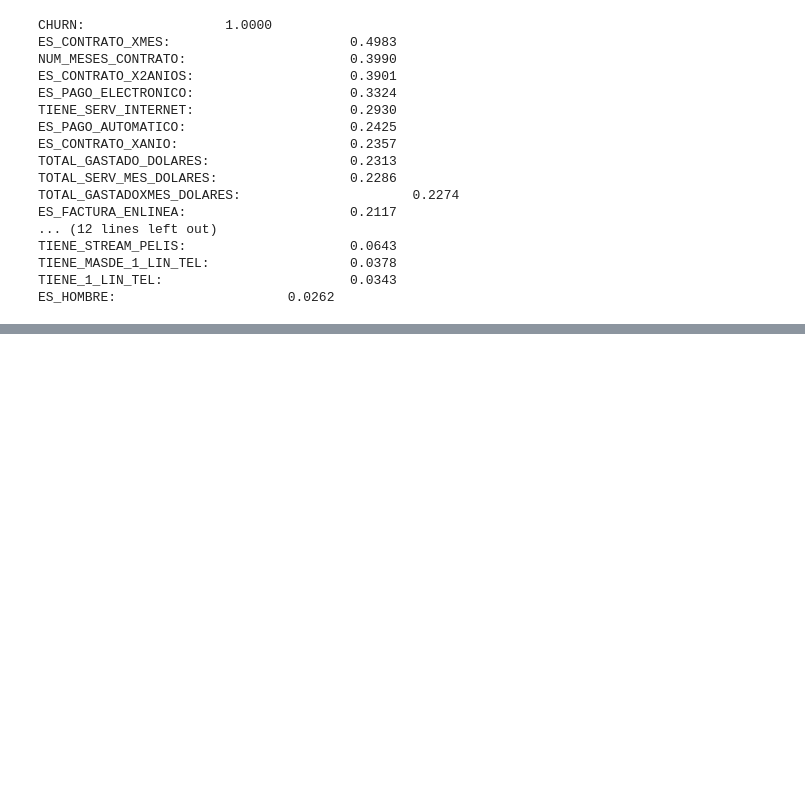
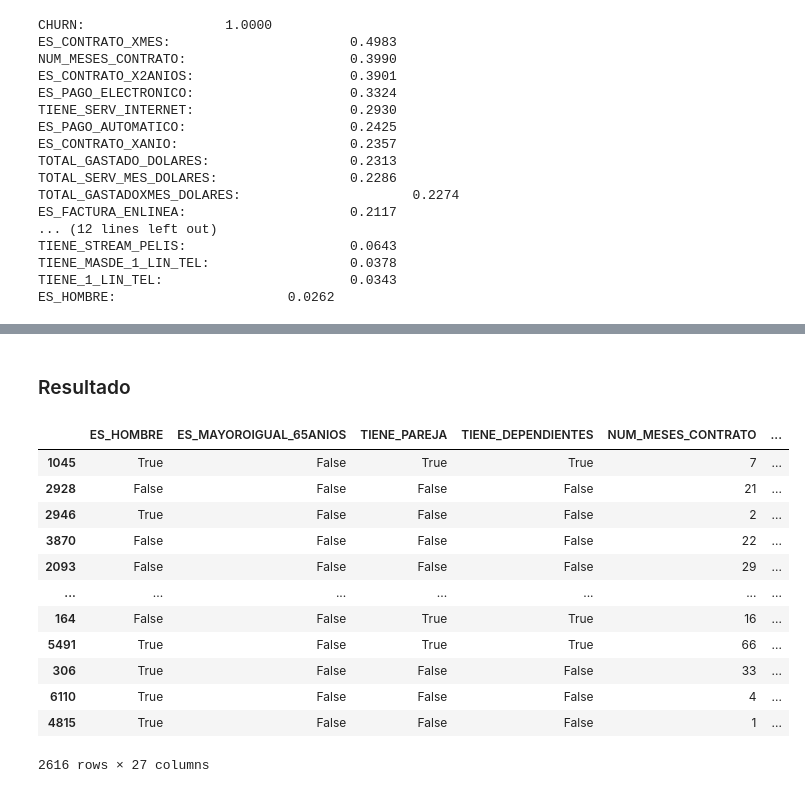
Before and after one commit to Nelly5469/challenge2-data-science-LATAM, a Jupyter notebook: TelecomX_ML_Parte2.ipynb, the cells around one changed output, grey strips where cells are left out. Saved outputs shown, nothing was run; the diff lists cells and outputs as text; code cells hidden in the pictures; blank space fills up the shorter version.

```diff
--- a/TelecomX_ML_Parte2.ipynb
+++ b/TelecomX_ML_Parte2.ipynb
@@ -230,4 +230,22 @@ El 50% de clientes que cancelaron contrato lo hicieron cuando gastaron un máxim
 # Modelo predictivo
 ## Separación de datos
 # %%
-X_train, X_test, y_train, y_test = train_test_split(X, y, test_size=0.33, random_state=42)
+X_train, X_test, y_train, y_test = train_test_split(df_resampled.drop(columns='CHURN', inplace=False), df_resampled['CHURN'], test_size=0.3, random_state=42)
+# %% [markdown]
+### Resultado
+# %%
+X_train
+# %% [output]
+|  | ES_HOMBRE | ES_MAYOROIGUAL_65ANIOS | TIENE_PAREJA | TIENE_DEPENDIENTES | NUM_MESES_CONTRATO | ... |
+| 1045 | True | False | True | True | 7 | ... |
+| 2928 | False | False | False | False | 21 | ... |
+| 2946 | True | False | False | False | 2 | ... |
+| 3870 | False | False | False | False | 22 | ... |
+| 2093 | False | False | False | False | 29 | ... |
+| ... | ... | ... | ... | ... | ... | ... |
+| 164 | False | False | True | True | 16 | ... |
+| 5491 | True | False | True | True | 66 | ... |
+| 306 | True | False | False | False | 33 | ... |
+| 6110 | True | False | False | False | 4 | ... |
+| 4815 | True | False | False | False | 1 | ... |
+2616 rows × 27 columns
```
Also changed, not shown: parts of 2 cells of this notebook.
